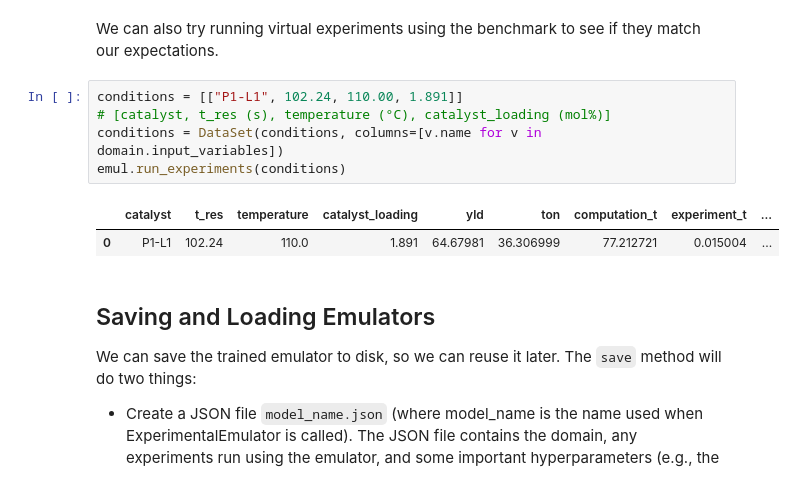
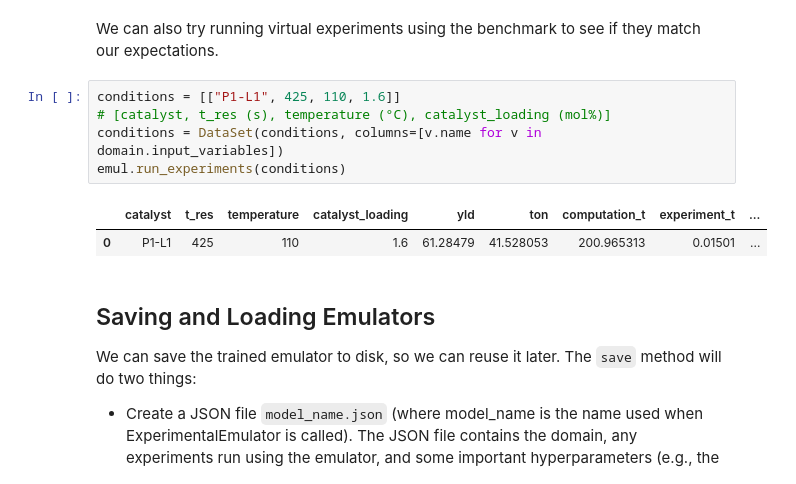
Before and after one commit to Mathildec25/dash-chem, a Jupyter notebook: new_benchmarks.ipynb, the cells around one changed output. Saved outputs shown, nothing was run; the diff lists cells and outputs as text.

```diff
--- a/new_benchmarks.ipynb
+++ b/new_benchmarks.ipynb
@@ -173,13 +173,13 @@ fig, ax = emul.parity_plot(include_test=True)
 # %% [markdown]
 We can also try running virtual experiments using the benchmark to see if they match our expectations.
 # %%
-conditions = [["P1-L1", 102.24, 110.00, 1.891]]
+conditions = [["P1-L1", 425, 110, 1.6]]
 # [catalyst, t_res (s), temperature (°C), catalyst_loading (mol%)]
 conditions = DataSet(conditions, columns=[v.name for v in domain.input_variables])
 emul.run_experiments(conditions)
 # %% [output]
 |  | catalyst | t_res | temperature | catalyst_loading | yld | ton | computation_t | experiment_t | ... |
-| 0 | P1-L1 | 102.24 | 110.0 | 1.891 | 64.67981 | 36.306999 | 77.212721 | 0.015004 | ... |
+| 0 | P1-L1 | 425 | 110 | 1.6 | 61.28479 | 41.528053 | 200.965313 | 0.01501 | ... |
 # %% [markdown]
 ## Saving and Loading Emulators
 
```
Also changed, not shown: parts of 2 cells of this notebook, 1 other file.
